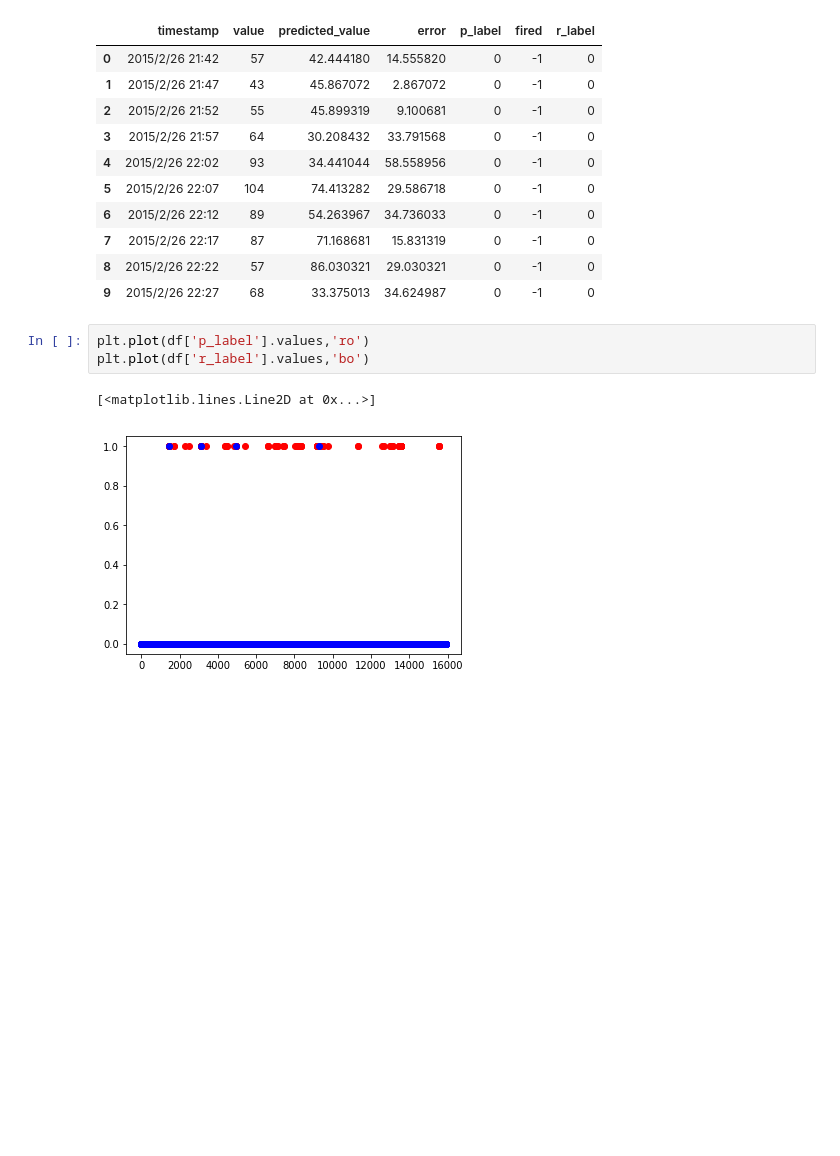
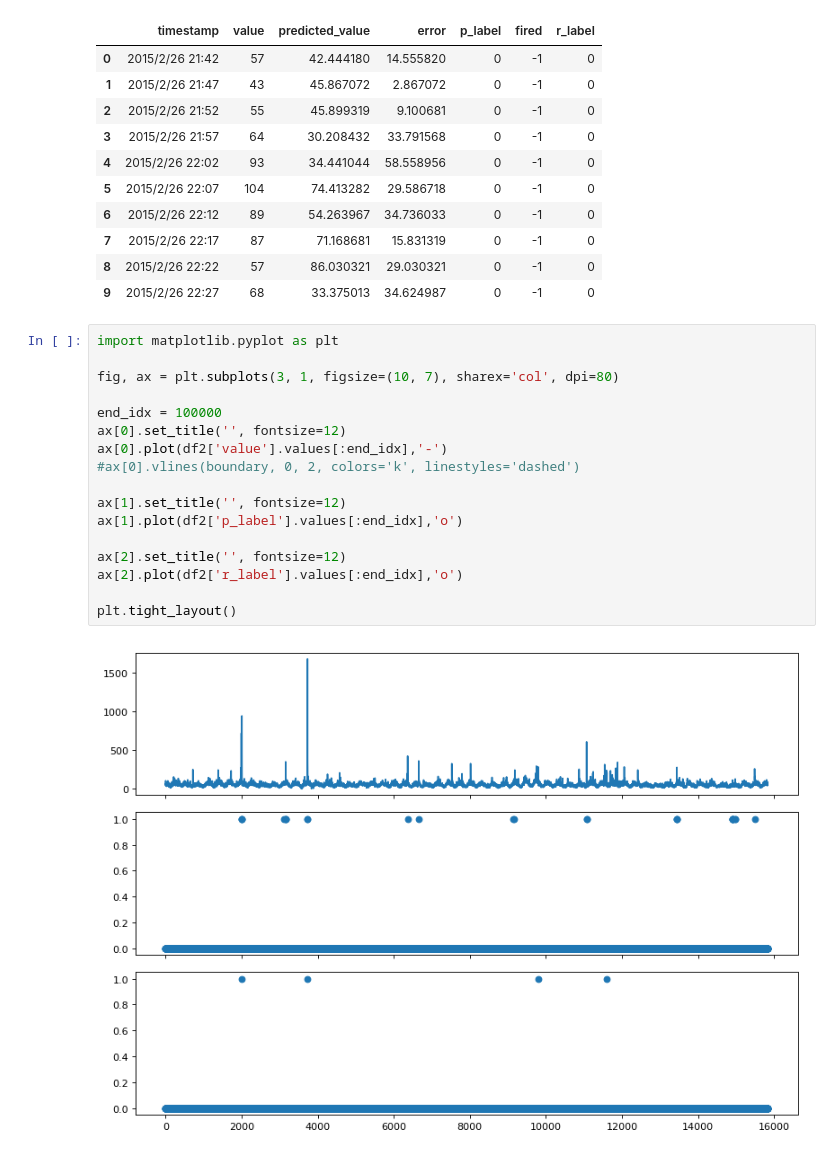
Before and after one commit to yjjuan/eSNN_cplusplus, a Jupyter notebook: 20200314_performance_check.ipynb, the cells around one changed output. Cells and saved outputs as stored; diff of their text form; blank space fills up the shorter version.

```diff
--- a/20200314_performance_check.ipynb
+++ b/20200314_performance_check.ipynb
@@ -50,9 +71,22 @@ Shape of df =  (15831, 7)
 | 7 | 2015/2/26 22:17 | 87 | 71.168681 | 15.831319 | 0 | -1 | 0 |
 | 8 | 2015/2/26 22:22 | 57 | 86.030321 | 29.030321 | 0 | -1 | 0 |
 | 9 | 2015/2/26 22:27 | 68 | 33.375013 | 34.624987 | 0 | -1 | 0 |
-# %%
-plt.plot(df['p_label'].values,'ro')
-plt.plot(df['r_label'].values,'bo')
-# %% [output]
-[<matplotlib.lines.Line2D at 0x...>]
-[figure, removed]
+# %%
+import matplotlib.pyplot as plt
+
+fig, ax = plt.subplots(3, 1, figsize=(10, 7), sharex='col', dpi=80)
+
+end_idx = 100000
+ax[0].set_title('', fontsize=12)
+ax[0].plot(df2['value'].values[:end_idx],'-')
+#ax[0].vlines(boundary, 0, 2, colors='k', linestyles='dashed')
+
+ax[1].set_title('', fontsize=12)
+ax[1].plot(df2['p_label'].values[:end_idx],'o')
+
+ax[2].set_title('', fontsize=12)
+ax[2].plot(df2['r_label'].values[:end_idx],'o')
+
+plt.tight_layout()
+# %% [output]
+[figure, added]
```
Also changed, not shown: parts of 2 cells of this notebook.
